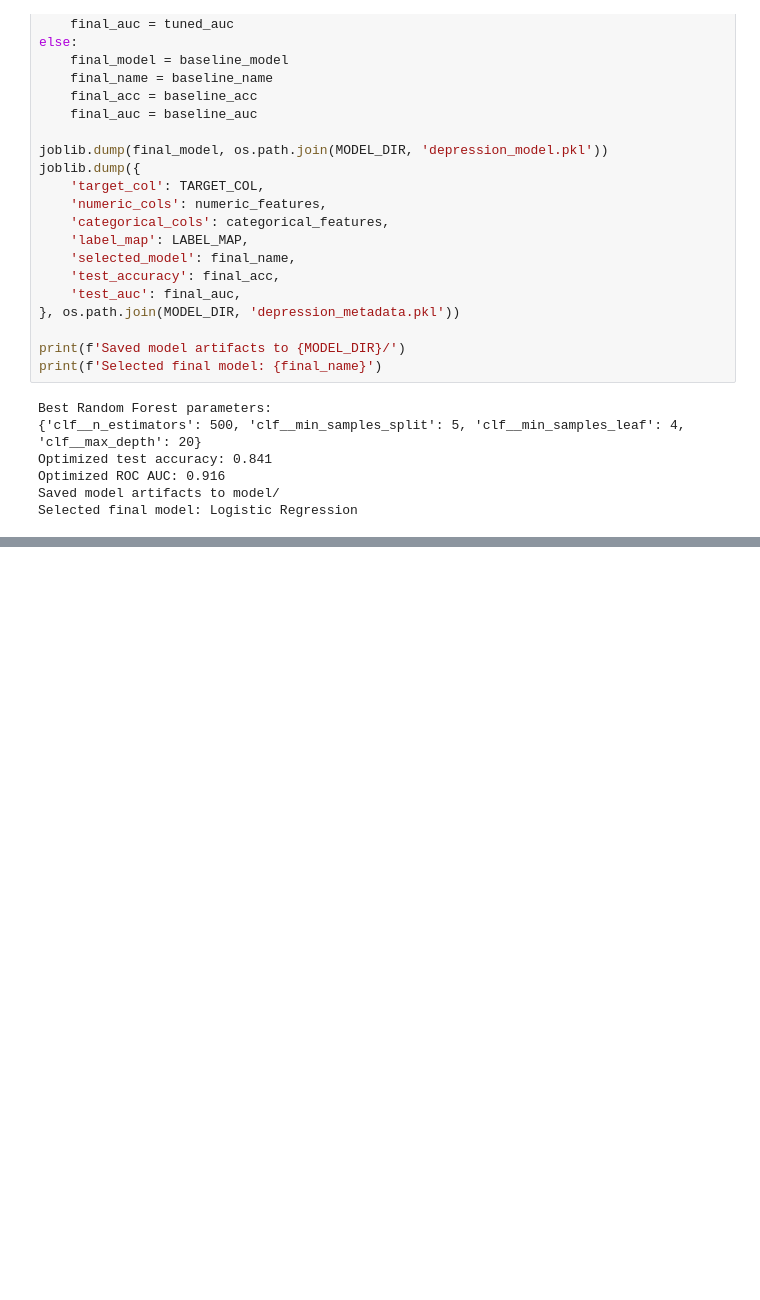
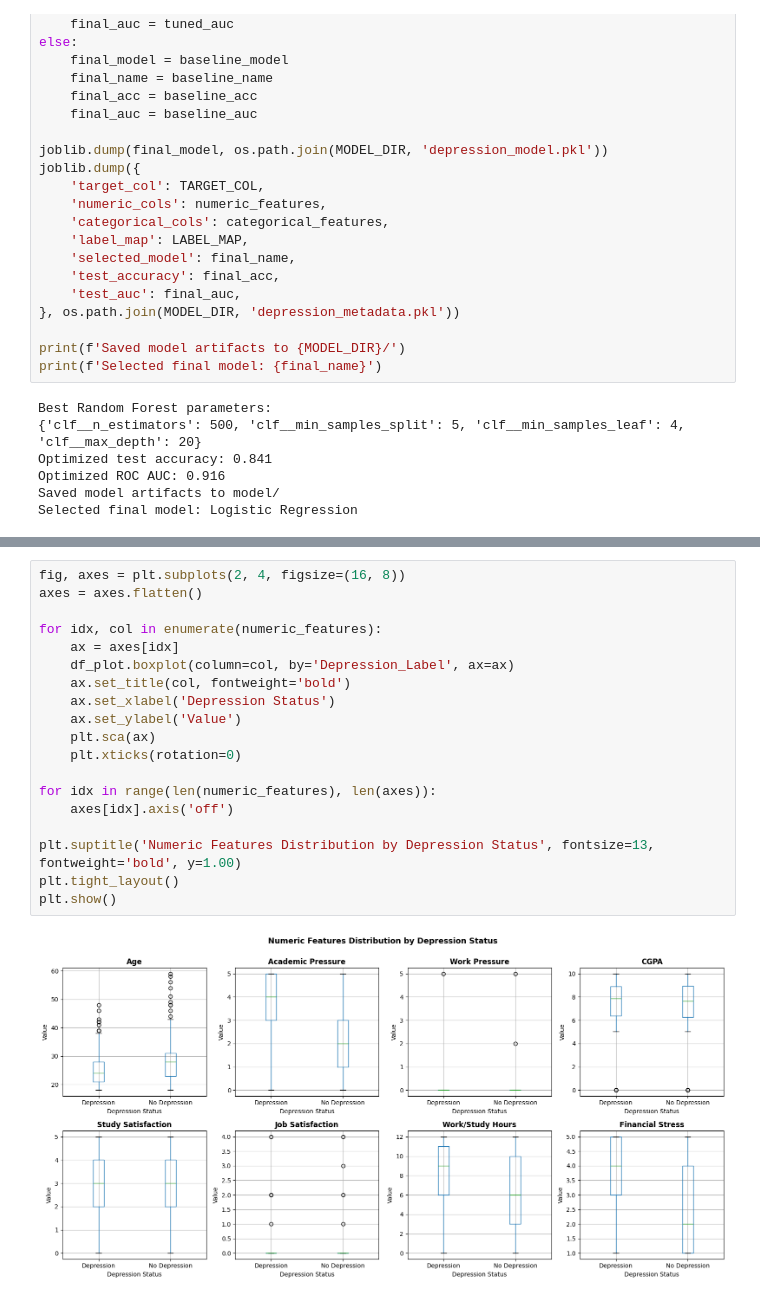
Before and after one commit to carolineehab7/MentalHealthTracker, a Jupyter notebook: backend/train_model.ipynb, the cells around one changed output, grey strips where cells are left out. Drawn from its saved outputs; the diff is of its cells as text; blank space fills up the shorter version.

```diff
--- a/backend/train_model.ipynb
+++ b/backend/train_model.ipynb
@@ -275,0 +401,21 @@ The notebook now matches the depression dataset schema instead of the old stress
+# %%
+fig, axes = plt.subplots(2, 4, figsize=(16, 8))
+axes = axes.flatten()
+
+for idx, col in enumerate(numeric_features):
+    ax = axes[idx]
+    df_plot.boxplot(column=col, by='Depression_Label', ax=ax)
+    ax.set_title(col, fontweight='bold')
+    ax.set_xlabel('Depression Status')
+    ax.set_ylabel('Value')
+    plt.sca(ax)
+    plt.xticks(rotation=0)
+
+for idx in range(len(numeric_features), len(axes)):
+    axes[idx].axis('off')
+
+plt.suptitle('Numeric Features Distribution by Depression Status', fontsize=13, fontweight='bold', y=1.00)
+plt.tight_layout()
+plt.show()
+# %% [output]
+[figure, added]
```
Also changed, not shown: parts of 14 cells of this notebook.
